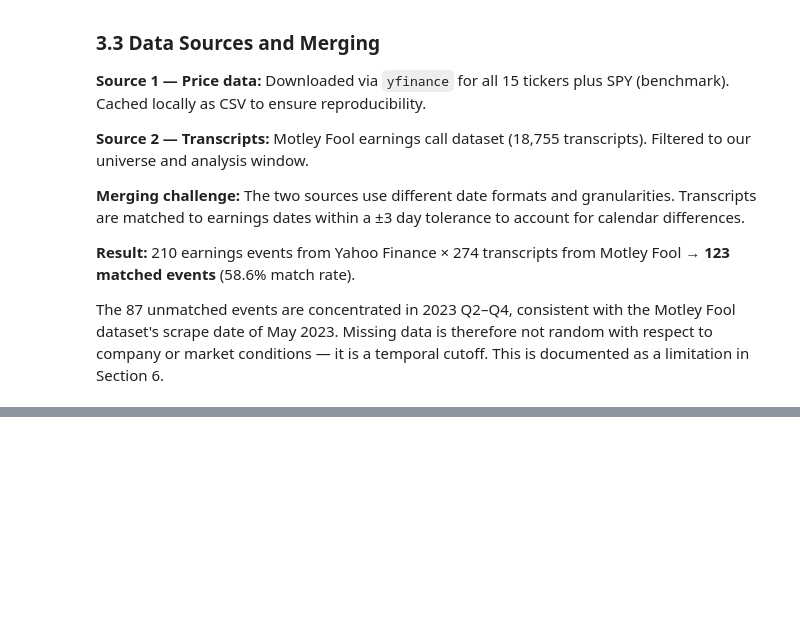
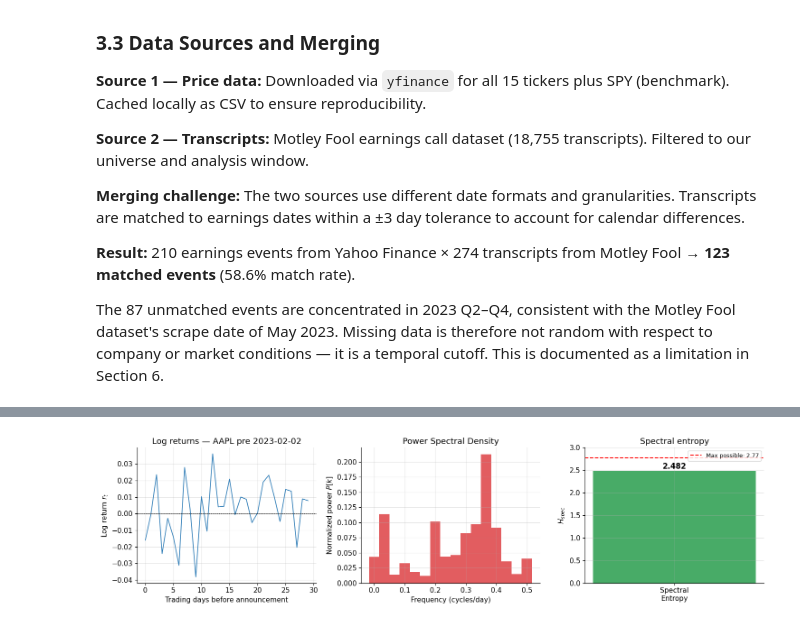
Before and after one commit to niki7o/earnings-signals, a Jupyter notebook: notebooks/earnings_analysis.ipynb, the cells around one changed output, grey strips where cells are left out. Cells and saved outputs as stored; diff of their text form; code cells hidden in the pictures; blank space fills up the shorter version.

```diff
--- a/notebooks/earnings_analysis.ipynb
+++ b/notebooks/earnings_analysis.ipynb
@@ -215,0 +225,24 @@ it is a temporal cutoff. This is documented as a limitation in Section 6.
+# %%
+import sys
+sys.path.insert(0, "..")
+import numpy as np
+import pandas as pd
+import matplotlib.pyplot as plt
+%matplotlib inline
+
+from src.data.price_loader import download_prices, get_log_returns
+from src.data.event_builder import get_pre_window
+from src.fourier.spectral import compute_spectral_features
+from src.viz.plots import plot_spectral_example
+
+prices  = download_prices("AAPL", "2022-01-01", "2023-06-30")
+returns = get_log_returns(prices)
+
+event_date = pd.Timestamp("2023-02-02")
+pre = get_pre_window(returns, event_date, window=30)
+
+features = compute_spectral_features(pre.values)
+fig = plot_spectral_example(pre.values, "AAPL", "2023-02-02", features)
+plt.show()
+# %% [output]
+[figure, added]
```
Also changed, not shown: parts of 12 cells of this notebook.
